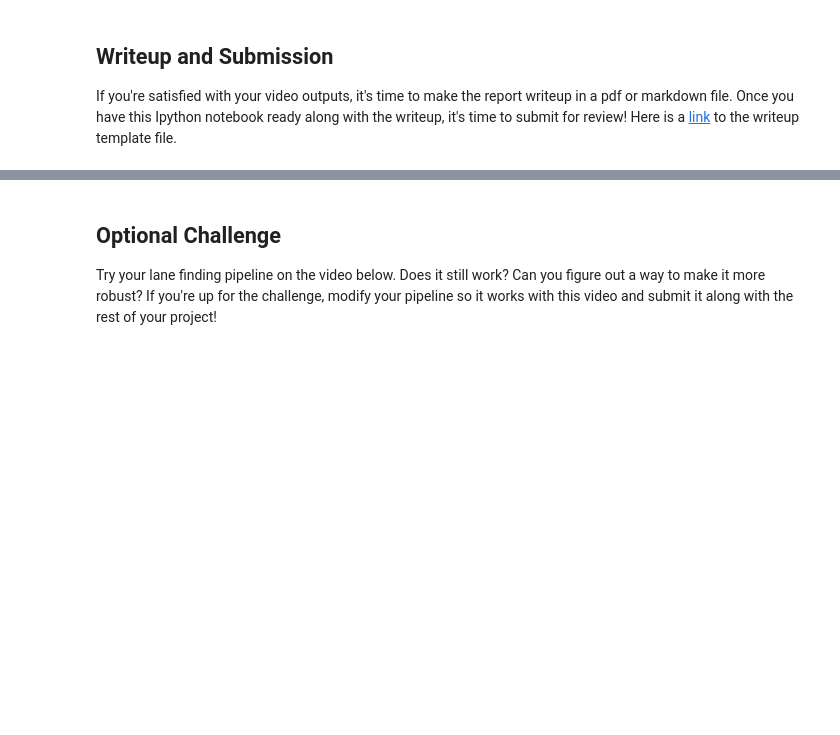
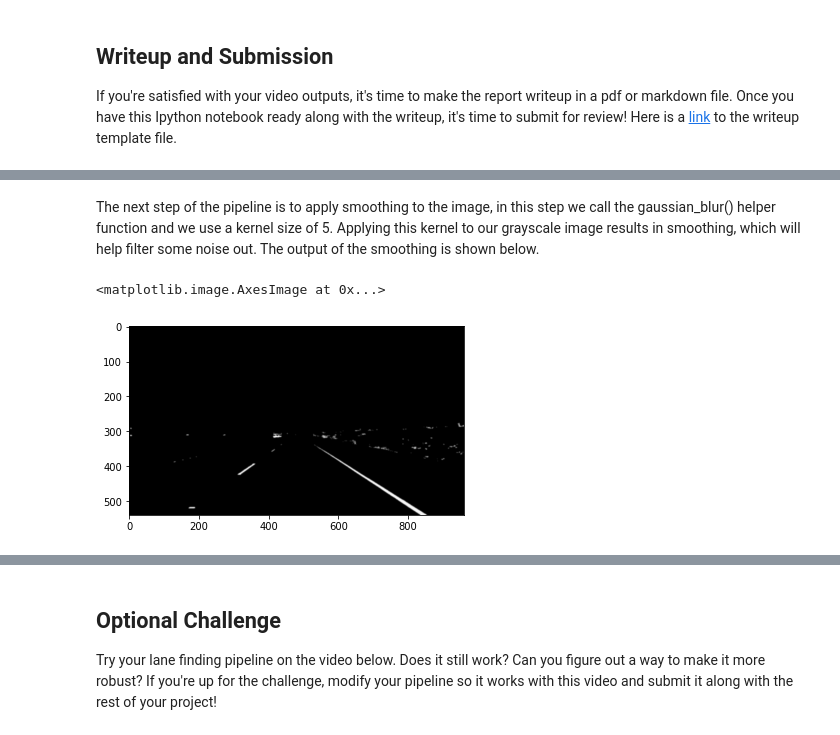
Before and after one commit to Jack-Capombassis/CarND-LaneLines-P1, a Jupyter notebook: P1.ipynb, the cells around one changed output, grey strips where cells are left out. Cells and saved outputs as stored; diff of their text form; code cells hidden in the pictures; blank space fills up the shorter version.

```diff
--- a/P1.ipynb
+++ b/P1.ipynb
@@ -380,0 +394,8 @@ If you're satisfied with your video outputs, it's time to make the report writeu
+# %% [markdown]
+The next step of the pipeline is to apply smoothing to the image, in this step we call the gaussian_blur() helper function and we use a kernel size of 5. Applying this kernel to our grayscale image results in smoothing, which will help filter some noise out. The output of the smoothing is shown below.
+# %%
+blur = gaussian_blur(gray, 5)
+plt.imshow(blur, cmap='gray')
+# %% [output]
+<matplotlib.image.AxesImage at 0x...>
+[figure, added]
```
Also changed, not shown: parts of 14 cells of this notebook, 20 other files.
